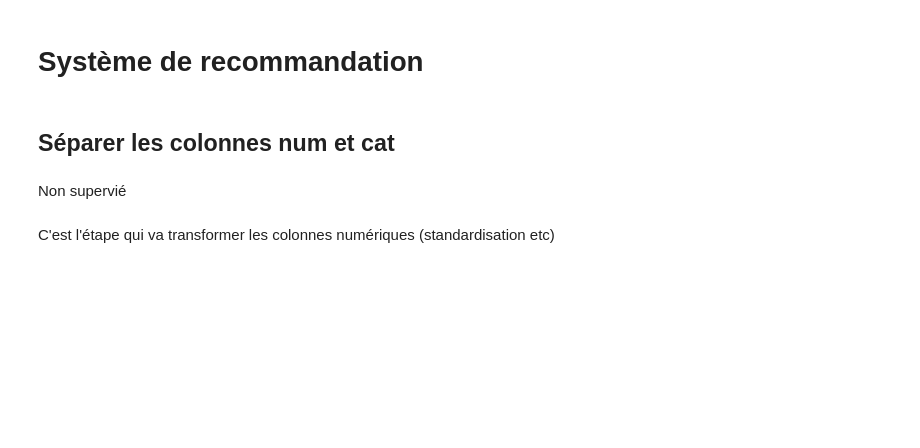
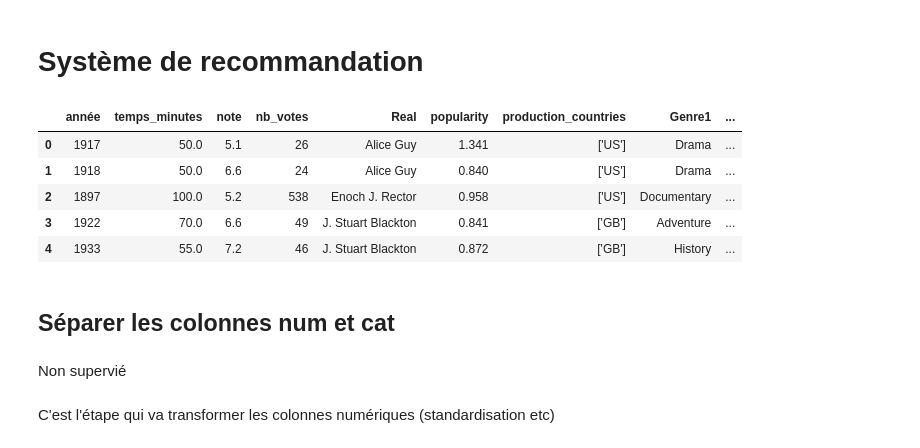
Before and after one commit to LunaGTN/film_recommendation_system, a Jupyter notebook: reco.ipynb, the cells around one changed output. Drawn from its saved outputs; the diff is of its cells as text; code cells hidden in the pictures; blank space fills up the shorter version.

```diff
--- a/reco.ipynb
+++ b/reco.ipynb
@@ -12,5 +15,14 @@ from sklearn.preprocessing import StandardScaler
 # %%
-df = pd.read_csv("df_film_filtre.csv").drop(columns = ["Unnamed: 0.2", "Unnamed: 0.1", "Unnamed: 0", "id_film", "Profession", "Connue_pour", 'titleType', 'status','decenie'])#.set_index("titre")
+df = pd.read_csv("df_film_filtre.csv").drop(columns = ["Unnamed: 0", "poster_path", "titre"])
+# %%
+df.head()
+# %% [output]
+|  | année | temps_minutes | note | nb_votes | Real | popularity | production_countries | Genre1 | ... |
+| 0 | 1917 | 50.0 | 5.1 | 26 | Alice Guy | 1.341 | ['US'] | Drama | ... |
+| 1 | 1918 | 50.0 | 6.6 | 24 | Alice Guy | 0.840 | ['US'] | Drama | ... |
+| 2 | 1897 | 100.0 | 5.2 | 538 | Enoch J. Rector | 0.958 | ['US'] | Documentary | ... |
+| 3 | 1922 | 70.0 | 6.6 | 49 | J. Stuart Blackton | 0.841 | ['GB'] | Adventure | ... |
+| 4 | 1933 | 55.0 | 7.2 | 46 | J. Stuart Blackton | 0.872 | ['GB'] | History | ... |
 # %% [markdown]
 ## Séparer les colonnes num et cat
 # %% [markdown]
```
Also changed, not shown: parts of 11 cells of this notebook, 1 other file.
